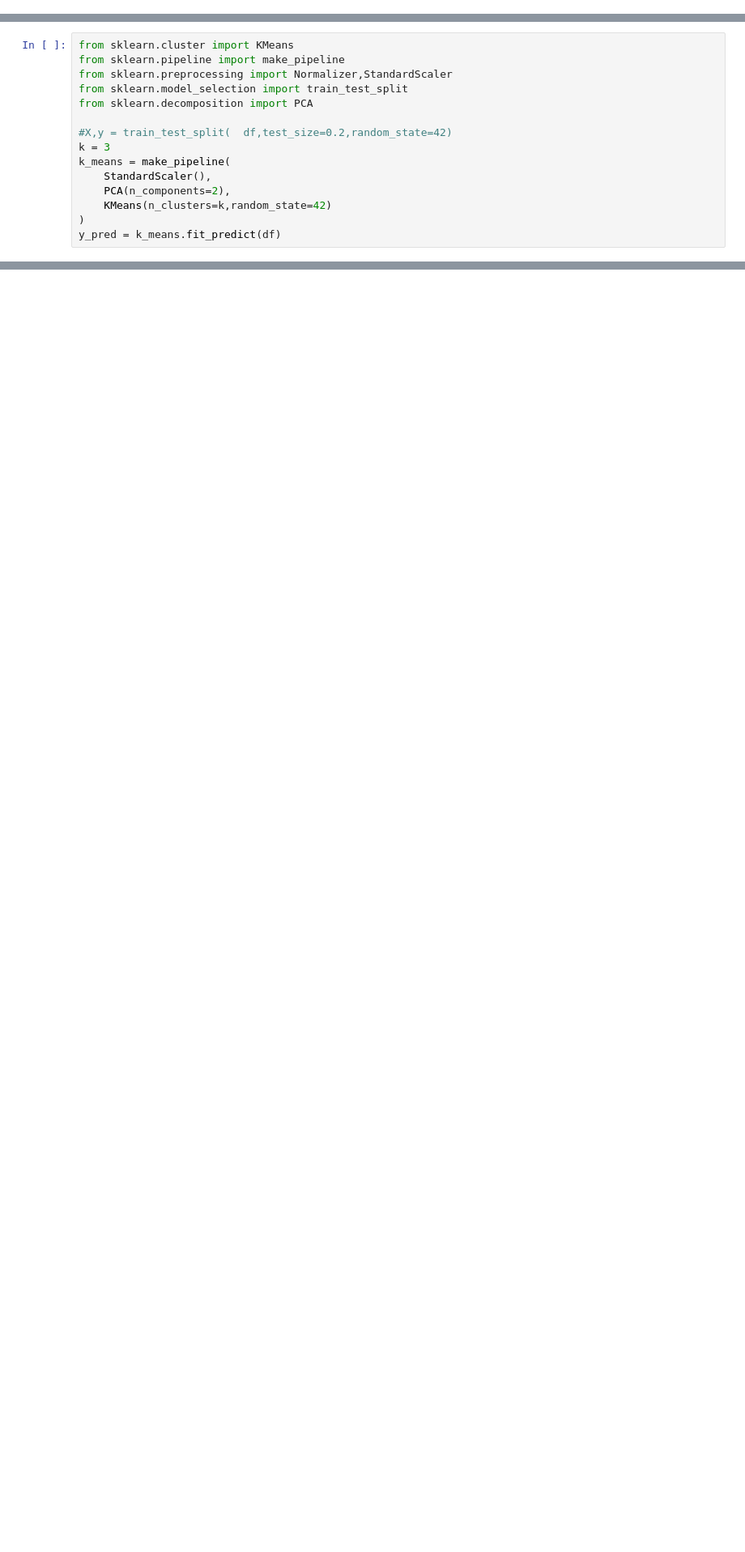
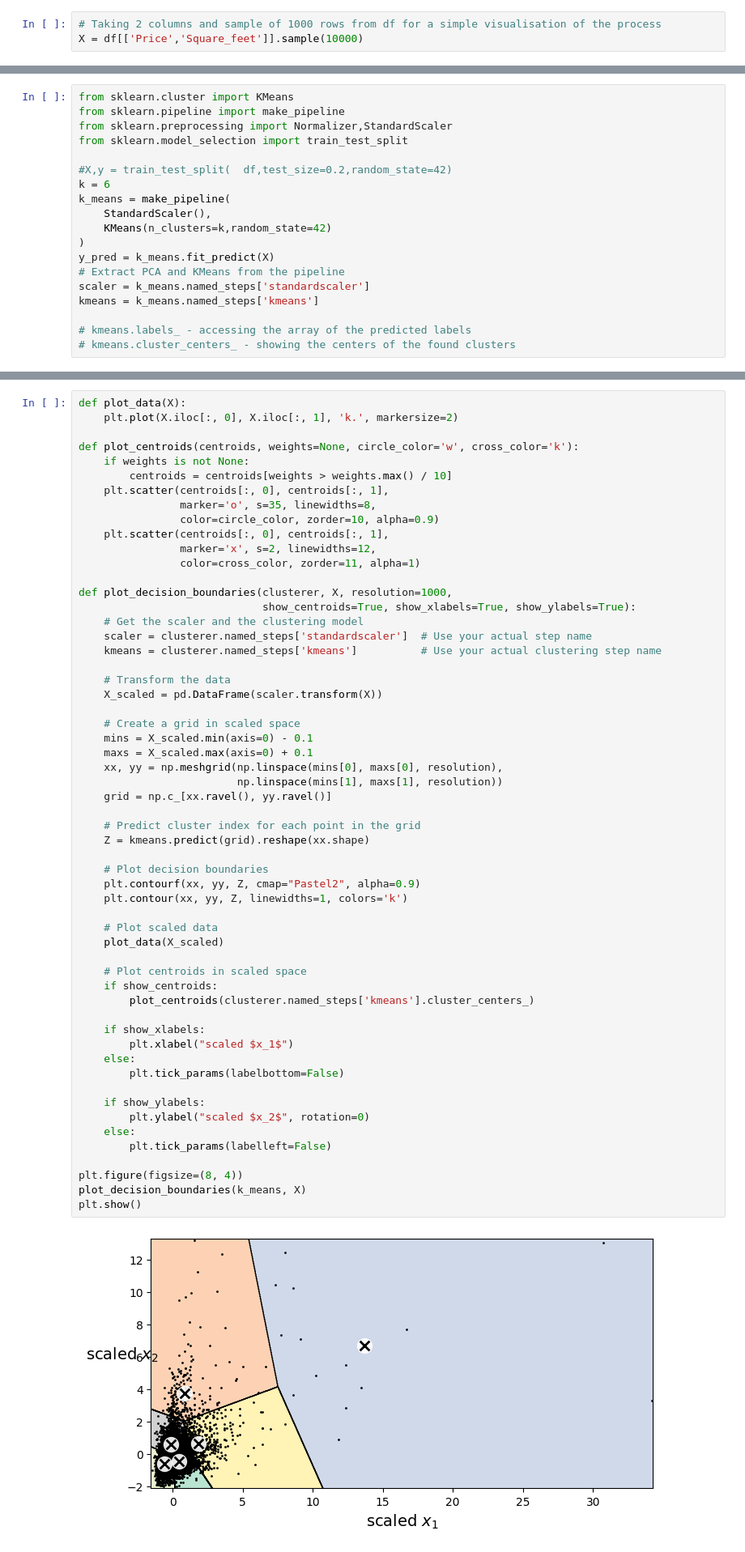
Before and after one commit to MichauJ/Learning-ML, a Jupyter notebook: Clustering exercises.ipynb, the cells around one changed output, grey strips where cells are left out. Shown at 81% size. Saved outputs shown, nothing was run; the diff lists cells and outputs as text; blank space fills up the shorter version.

```diff
--- a/Clustering exercises.ipynb
+++ b/Clustering exercises.ipynb
@@ -10,0 +55,3 @@ df.drop(axis=1,columns=("Price category"),inplace=True)
+# %%
+# Taking 2 columns and sample of 1000 rows from df for a simple visualisation of the process
+X = df[['Price','Square_feet']].sample(10000)
@@ -13,13 +86,17 @@ from sklearn.cluster import KMeans
 from sklearn.pipeline import make_pipeline
 from sklearn.preprocessing import Normalizer,StandardScaler
 from sklearn.model_selection import train_test_split
-from sklearn.decomposition import PCA
 
 #X,y = train_test_split(  df,test_size=0.2,random_state=42)
-k = 3
+k = 6
 k_means = make_pipeline(
     StandardScaler(),
-    PCA(n_components=2),
     KMeans(n_clusters=k,random_state=42)
 )
-y_pred = k_means.fit_predict(df)
+y_pred = k_means.fit_predict(X)
+# Extract PCA and KMeans from the pipeline
+scaler = k_means.named_steps['standardscaler']
+kmeans = k_means.named_steps['kmeans']
+
+# kmeans.labels_ - accessing the array of the predicted labels
+# kmeans.cluster_centers_ - showing the centers of the found clusters
@@ -27,0 +105,59 @@ pca.variance
+# %%
+def plot_data(X):
+    plt.plot(X.iloc[:, 0], X.iloc[:, 1], 'k.', markersize=2)
+
+def plot_centroids(centroids, weights=None, circle_color='w', cross_color='k'):
+    if weights is not None:
+        centroids = centroids[weights > weights.max() / 10]
+    plt.scatter(centroids[:, 0], centroids[:, 1],
+                marker='o', s=35, linewidths=8,
+                color=circle_color, zorder=10, alpha=0.9)
+    plt.scatter(centroids[:, 0], centroids[:, 1],
+                marker='x', s=2, linewidths=12,
+                color=cross_color, zorder=11, alpha=1)
+
+def plot_decision_boundaries(clusterer, X, resolution=1000,
+                             show_centroids=True, show_xlabels=True, show_ylabels=True):
+    # Get the scaler and the clustering model
+    scaler = clusterer.named_steps['standardscaler']  # Use your actual step name
+    kmeans = clusterer.named_steps['kmeans']          # Use your actual clustering step name
+
+    # Transform the data
+    X_scaled = pd.DataFrame(scaler.transform(X))
+
+    # Create a grid in scaled space
+    mins = X_scaled.min(axis=0) - 0.1
+    maxs = X_scaled.max(axis=0) + 0.1
+    xx, yy = np.meshgrid(np.linspace(mins[0], maxs[0], resolution),
+                         np.linspace(mins[1], maxs[1], resolution))
+    grid = np.c_[xx.ravel(), yy.ravel()]
+
+    # Predict cluster index for each point in the grid
+    Z = kmeans.predict(grid).reshape(xx.shape)
+
+    # Plot decision boundaries
+    plt.contourf(xx, yy, Z, cmap="Pastel2", alpha=0.9)
+    plt.contour(xx, yy, Z, linewidths=1, colors='k')
+
+    # Plot scaled data
+    plot_data(X_scaled)
+
+    # Plot centroids in scaled space
+    if show_centroids:
+        plot_centroids(clusterer.named_steps['kmeans'].cluster_centers_)
+
+    if show_xlabels:
+        plt.xlabel("scaled $x_1$")
+    else:
+        plt.tick_params(labelbottom=False)
+
+    if show_ylabels:
+        plt.ylabel("scaled $x_2$", rotation=0)
+    else:
+        plt.tick_params(labelleft=False)
+
+plt.figure(figsize=(8, 4))
+plot_decision_boundaries(k_means, X)
+plt.show()
+# %% [output]
+[figure, added]
```
Also changed, not shown: parts of 19 cells of this notebook, 1 other file.
